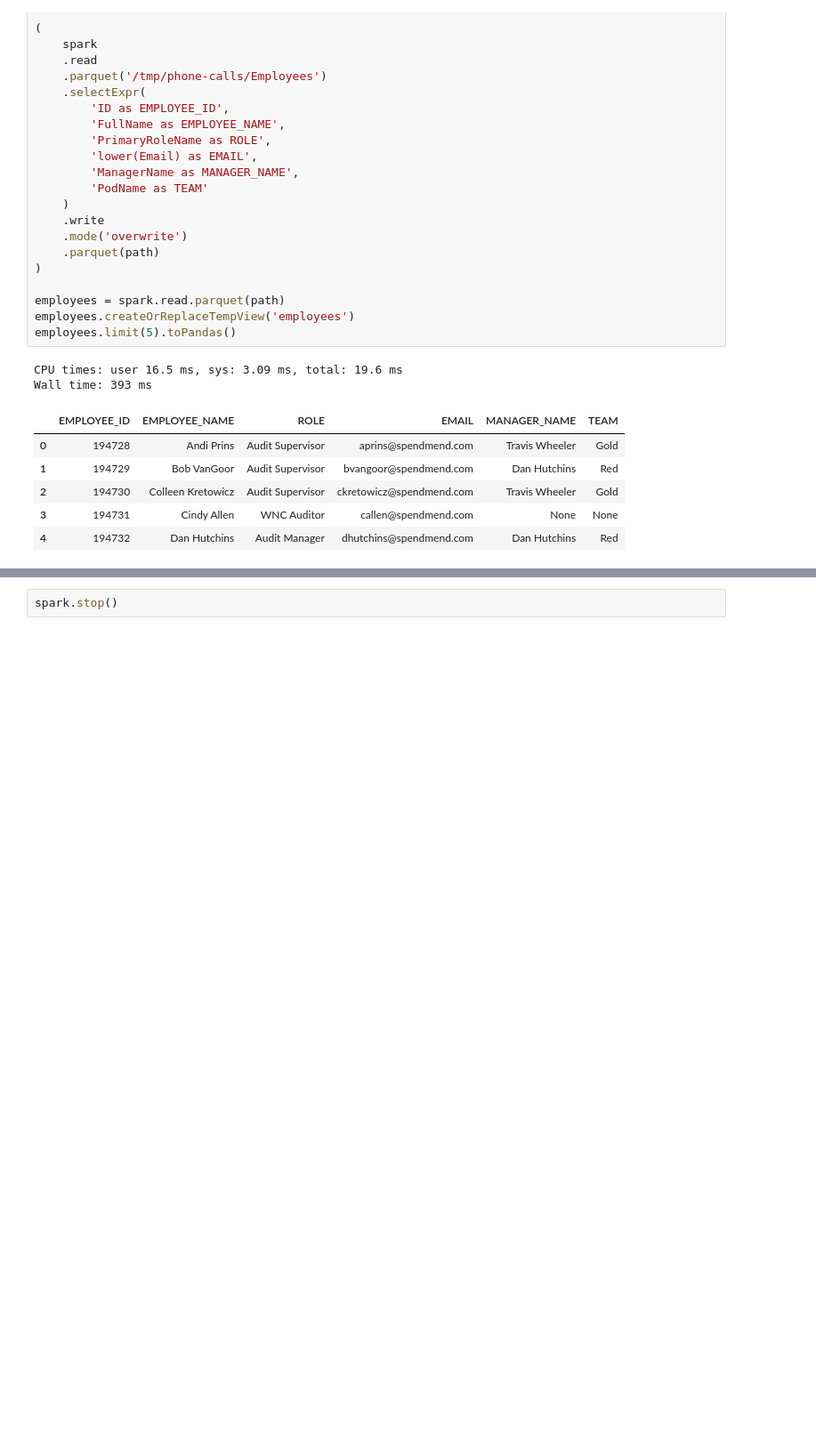
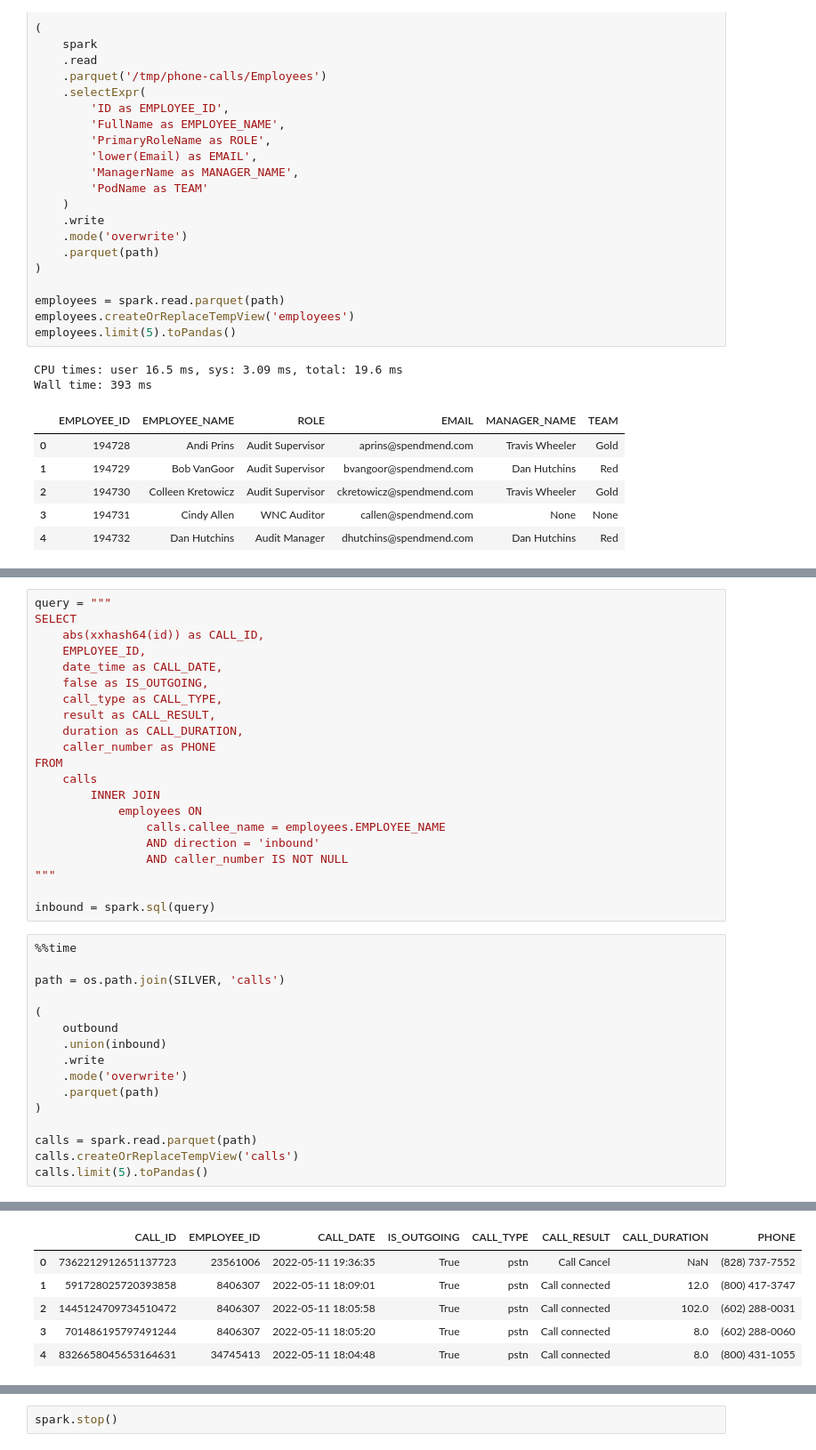
Before and after one commit to cpassorelli/call-reports, a Jupyter notebook: ipython/data-warehouse-integration.ipynb, the cells around one changed output, grey strips where cells are left out. Shown at 89% size. Drawn from its saved outputs; the diff is of its cells as text; blank space fills up the shorter version.

```diff
--- a/ipython/data-warehouse-integration.ipynb
+++ b/ipython/data-warehouse-integration.ipynb
@@ -246,0 +213,38 @@ Wall time: 809 ms
+# %%
+query = """
+SELECT
+    abs(xxhash64(id)) as CALL_ID,
+    EMPLOYEE_ID,
+    date_time as CALL_DATE,
+    false as IS_OUTGOING,
+    call_type as CALL_TYPE,
+    result as CALL_RESULT,
+    duration as CALL_DURATION,
+    caller_number as PHONE
+FROM
+    calls
+        INNER JOIN
+            employees ON
+                calls.callee_name = employees.EMPLOYEE_NAME
+                AND direction = 'inbound'
+                AND caller_number IS NOT NULL
+"""
+
+inbound = spark.sql(query)
+# %%
+%%time
+
+path = os.path.join(SILVER, 'calls')
+
+(
+    outbound
+    .union(inbound)
+    .write
+    .mode('overwrite')
+    .parquet(path)
+)
+
+calls = spark.read.parquet(path)
+calls.createOrReplaceTempView('calls')
+calls.limit(5).toPandas()
+# %% [output]
@@ -247 +253,7 @@ Wall time: 809 ms
+|  | CALL_ID | EMPLOYEE_ID | CALL_DATE | IS_OUTGOING | CALL_TYPE | CALL_RESULT | CALL_DURATION | PHONE |
+| 0 | 7362212912651137723 | 23561006 | 2022-05-11 19:36:35 | True | pstn | Call Cancel | NaN | (828) 737-7552 |
+| 1 | 591728025720393858 | 8406307 | 2022-05-11 18:09:01 | True | pstn | Call connected | 12.0 | (800) 417-3747 |
+| 2 | 1445124709734510472 | 8406307 | 2022-05-11 18:05:58 | True | pstn | Call connected | 102.0 | (602) 288-0031 |
+| 3 | 701486195797491244 | 8406307 | 2022-05-11 18:05:20 | True | pstn | Call connected | 8.0 | (602) 288-0060 |
+| 4 | 8326658045653164631 | 34745413 | 2022-05-11 18:04:48 | True | pstn | Call connected | 8.0 | (800) 431-1055 |
 # %%
```
Also changed, not shown: parts of 24 cells of this notebook, 1 other file.
